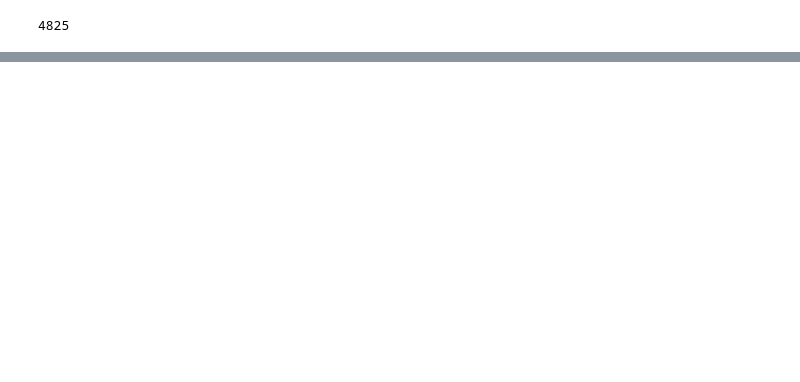
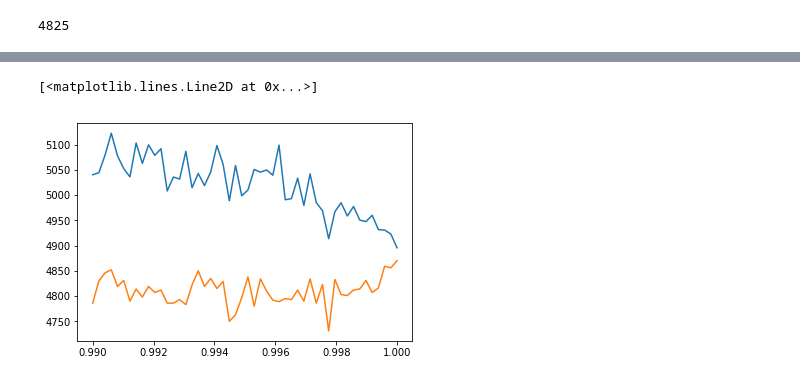
Before and after one commit to ArianeDlns/AdvAlgo-challenges, a Jupyter notebook: online/Exploration online algorithm.ipynb, the cells around one changed output, grey strips where cells are left out. Saved outputs shown, nothing was run; the diff lists cells and outputs as text; code cells hidden in the pictures; blank space fills up the shorter version.

Commit message:
[online] optimizing p

```diff
--- a/online/Exploration online algorithm.ipynb
+++ b/online/Exploration online algorithm.ipynb
@@ -185,10 +185,11 @@ import pandas as pd
 import random
 from tqdm import tqdm
 
-# variable globale qui peut servir à stocker des informations d'un appel à l'autre si besoin
+# variable globale qui peut servir à stocker des informations d'un appel à l'autre si besoin
 global_state = {}
 # variable globale p de probabilité
 p = 0.995
+#p_values = [0.8, 0.9, 0.995, 0.999, 0.9995, 0.9999]
 
 ##############################################################
 ####                        UTILS                         ####
@@ -299,15 +300,14 @@ def online_two_clustering_GREEDY_RANDOM(ring_size, alpha, current_cut, current_c
 
     if new_msg == current_cut:
         current_cut = best_cut(alpha,current_cut,ring_size, 1)
-        #if random.randint(1,500)==1:
-        #    current_cut = current_cut + 2
+
     return current_cut
 
 def online_two_clustering(ring_size, alpha, current_cut, current_cost, new_msg, first_call):
     """
        In use algorithm
     """
-    current_cut = online_two_clustering_GREEDY_RANDOM(ring_size, alpha, current_cut, current_cost, new_msg, first_call)
+    current_cut = online_two_clustering_GREEDY(ring_size, alpha, current_cut, current_cost, new_msg, first_call)
     return current_cut
 
 ##############################################################
@@ -341,7 +341,7 @@ if __name__=="__main__":
         sigma = [int(d) for d in lines[7].split()]
 
         # lancement de l'algo online 10 fois et calcul du meilleur cout
-        nb_runs = 10
+        nb_runs = 1
         best_cost = float('inf')
         for _ in range(nb_runs):
             online_cost = 0
@@ -365,4 +365,5 @@ if __name__=="__main__":
     output_file.write('score total: ' + str(sum(scores)))
     output_file.close()
     print(sum(scores))
+    #print(scores_table)
 # %% [output]
@@ -369,0 +567,14 @@ if __name__=="__main__":
+# %%
+finale_scores = {}
+for p in scores_table.keys():
+    score = pd.DataFrame(scores_table[p]).T
+    score['sum'] = score.sum(axis=1)
+    score_moyen = mean(score['sum'])
+
+    score = pd.DataFrame(scores_table[p])
+    score['min'] = score.min(axis=1)
+    score_min = score['min'].sum()
+
+    finale_scores[p] = (score_moyen,score_min)
+
+finale_scores
@@ -369,0 +599,14 @@ if __name__=="__main__":
+# %%
+import matplotlib.pyplot as plt
+
+Y1 = []
+Y2 = []
+for p in scores_table.keys():
+    Y1 += [finale_scores[p][0]]
+    Y2 += [finale_scores[p][1]]
+
+plt.plot(finale_scores.keys(), Y1);
+plt.plot(finale_scores.keys(), Y2)
+# %% [output]
+[<matplotlib.lines.Line2D at 0x...>]
+[figure, added]
```
Also changed, not shown: parts of 3 cells of this notebook.
